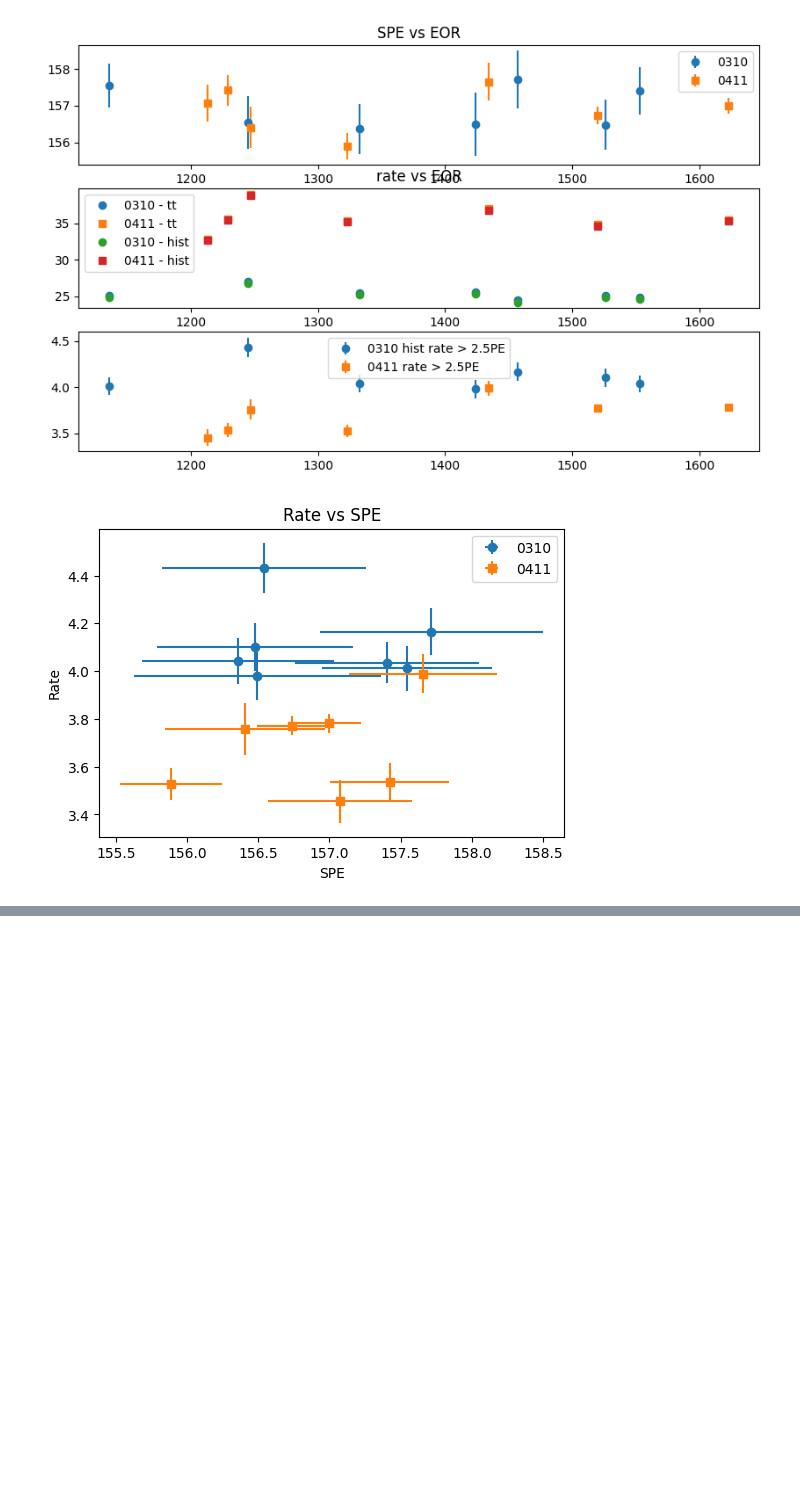
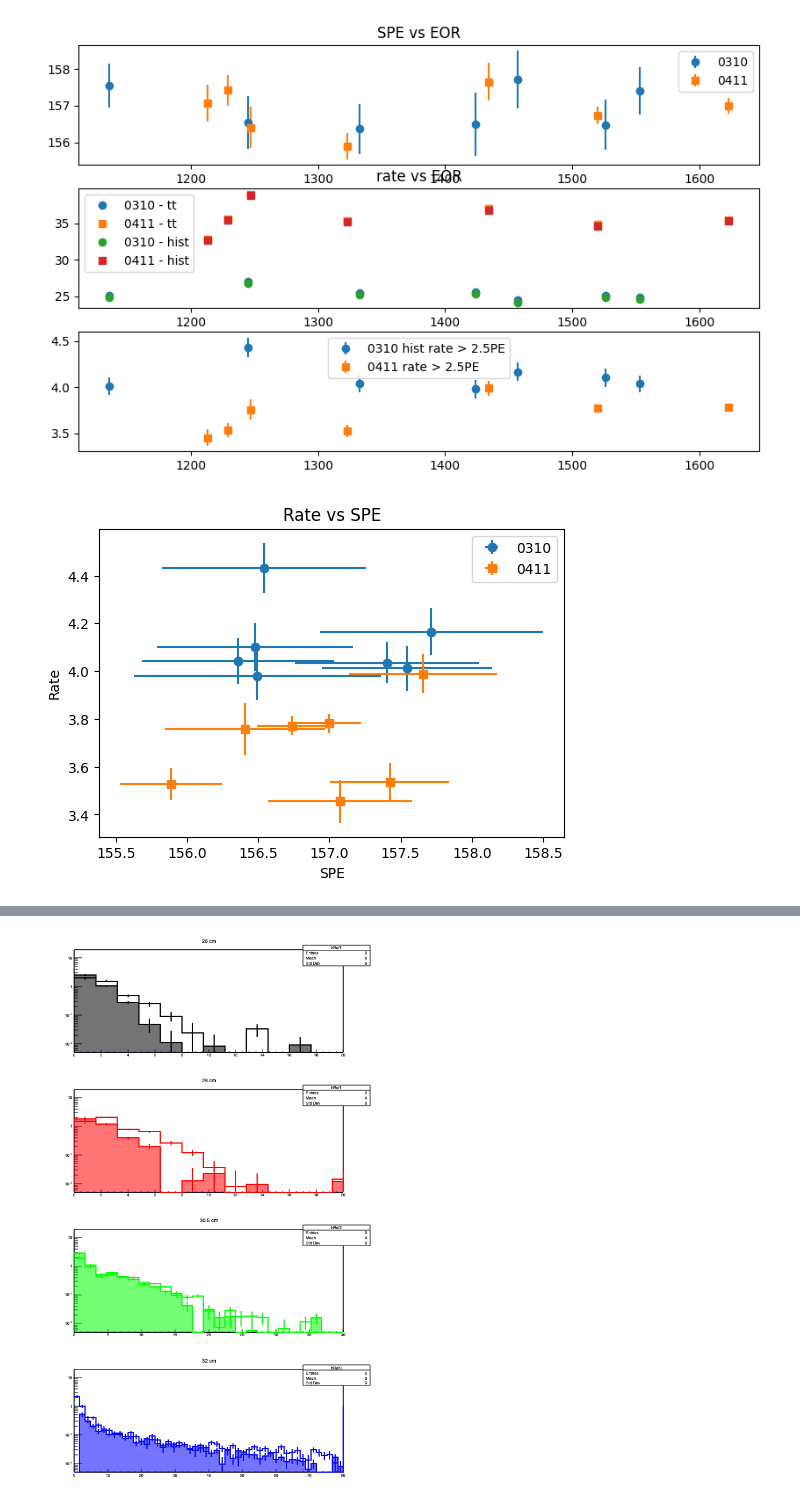
Before and after one commit to austindsc/cf4_analysisPipeline, a Jupyter notebook: code1Analysis/ana1_Cs_bkgs_v1.ipynb, the cells around one changed output, grey strips where cells are left out. Drawn from its saved outputs; the diff is of its cells as text; code cells hidden in the pictures; blank space fills up the shorter version.

```diff
--- a/code1Analysis/ana1_Cs_bkgs_v1.ipynb
+++ b/code1Analysis/ana1_Cs_bkgs_v1.ipynb
@@ -427,4 +400,20 @@ leg1.Draw("same")
 c1.SetLogy()
 c1.Update()
 c1.Draw()
+
+## LP data ##
+c2 = TCanvas()
+hReference.SetTitle("Longpass Data")
+hReference.Draw("hist")
+leg2 = ROOT.TLegend()
+
+for rc in rcl_cs_lp_heights:
+  if rc.GetHeight() in heightSkip:
+    continue
+  h = rc.GetCorrSpectrum()
+  h.Rebin(8)
+  h.SetLineColor(rcl_cs_lp_heights.index(rc)+1)
+  h.SetLineWidth(2)
+  leg2.AddEntry(h, str(rc.mHeight) + " run " + rc.mDate + " - " + rc.GetEORtime(), "L")
+  h.Draw("hist same E")
 # %% [output]
@@ -432 +420,75 @@ Warning in <TCanvas::Constructor>: Deleting canvas with same name: canvas10
 [figure]
+# %%
+FindRCbyHeight = lambda h, rclist: next((rc for rc in rclist if rc.GetHeight() == h), None)
+## Focusing on the 28cm, 30.5, 32cm one, it's background run and their bkg runs
+# rc32Bare = FindRCbyHeight(32, rcl_cs_bare_heights)
+
+## LP and Bare overlays ##
+c3 = TCanvas("LP vs Bare", "LP vs Bare", 600, 1000)
+c3.Divide(1, 4)
+# leg3 = ROOT.TLegend()
+
+## 26cm ##
+c3.cd(1).SetLogy()
+hRef0 = hReference.Clone("hRef1")
+hRef0.SetTitle("26 cm")
+hRef0.GetXaxis().SetRangeUser(0, 20)
+hRef0.Draw("hist")
+
+rcBare = FindRCbyHeight(26.5, rcl_cs_bare_heights)
+rcBare.GetCorrSpectrum().Draw("hist same E")
+# type(rcBare)
+
+rcLP = FindRCbyHeight(26, rcl_cs_lp_heights)
+rcLP.GetCorrSpectrum().SetFillColorAlpha(rcLP.GetCorrSpectrum().GetLineColor(), 0.5)
+rcLP.GetCorrSpectrum().Draw("hist same E")
+
+## 28.5cm ##
+c3.cd(2).SetLogy()
+hRef1 = hReference.Clone("hRef1")
+hRef1.SetTitle("28 cm")
+hRef1.GetXaxis().SetRangeUser(0, 20)
+hRef1.Draw("hist")
+
+rcBare = FindRCbyHeight(28, rcl_cs_bare_heights)
+rcBare.GetCorrSpectrum().Draw("hist same E")
+type(rcBare)
+
+rcLP = FindRCbyHeight(28.5, rcl_cs_lp_heights)
+rcLP.GetCorrSpectrum().SetFillColorAlpha(rcLP.GetCorrSpectrum().GetLineColor(), 0.5)
+rcLP.GetCorrSpectrum().Draw("hist same E")
+
+## 30.5cm ##
+c3.cd(3).SetLogy()
+hRef2 = hReference.Clone("hRef2")
+hRef2.SetTitle("30.5 cm")
+hRef2.GetXaxis().SetRangeUser(0, 40)
+hRef2.Draw("hist")
+
+rcBare = FindRCbyHeight(30.5, rcl_cs_bare_heights)
+rcBare.GetCorrSpectrum().Draw("hist same E")
+
+rcLP = FindRCbyHeight(30.5, rcl_cs_lp_heights)
+rcLP.GetCorrSpectrum().SetFillColorAlpha(rcLP.GetCorrSpectrum().GetLineColor(), 0.5)
+rcLP.GetCorrSpectrum().Draw("hist same E")
+
+## 32cm ##
+c3.cd(4).SetLogy()
+hRef3 = hReference.Clone("hRef3")
+hRef3.SetTitle("32 cm")
+# hRef3.GetXaxis().SetRange()
+hRef3.Draw("hist")
+
+rcBare = FindRCbyHeight(32, rcl_cs_bare_heights)
+rcBare.GetCorrSpectrum().Draw("hist same E")
+
+for r in rcl_cs_lp_heights:
+  print(r.mHeight)
+
+rcLP = FindRCbyHeight(32, rcl_cs_lp_heights)
+rcLP.GetCorrSpectrum().SetFillColorAlpha(rcLP.GetCorrSpectrum().GetLineColor(), 0.5)
+rcLP.GetCorrSpectrum().Draw("hist same E")
+
+c3.Update()
+c3.Draw()
+# %% [output]
@@ -432,0 +500 @@ Warning in <TCanvas::Constructor>: Deleting canvas with same name: canvas10
+[figure, added]
```
Also changed, not shown: parts of 15 cells of this notebook, 2 other files.
